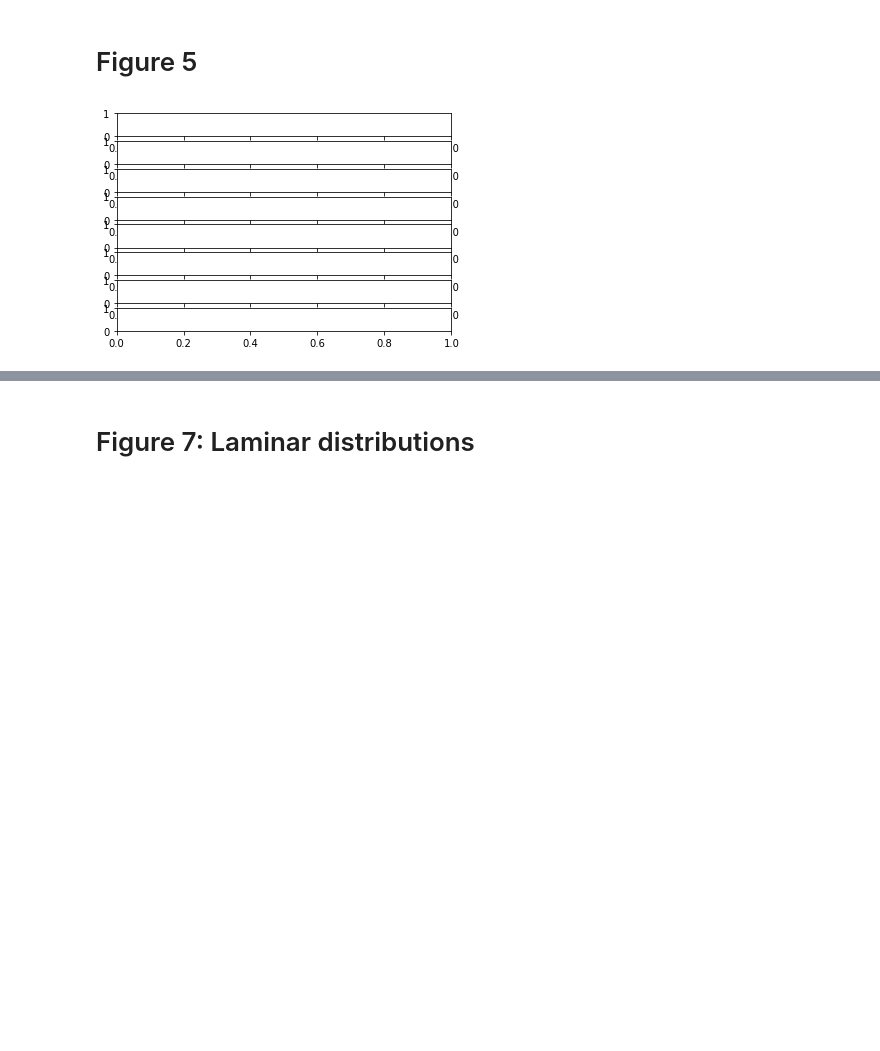
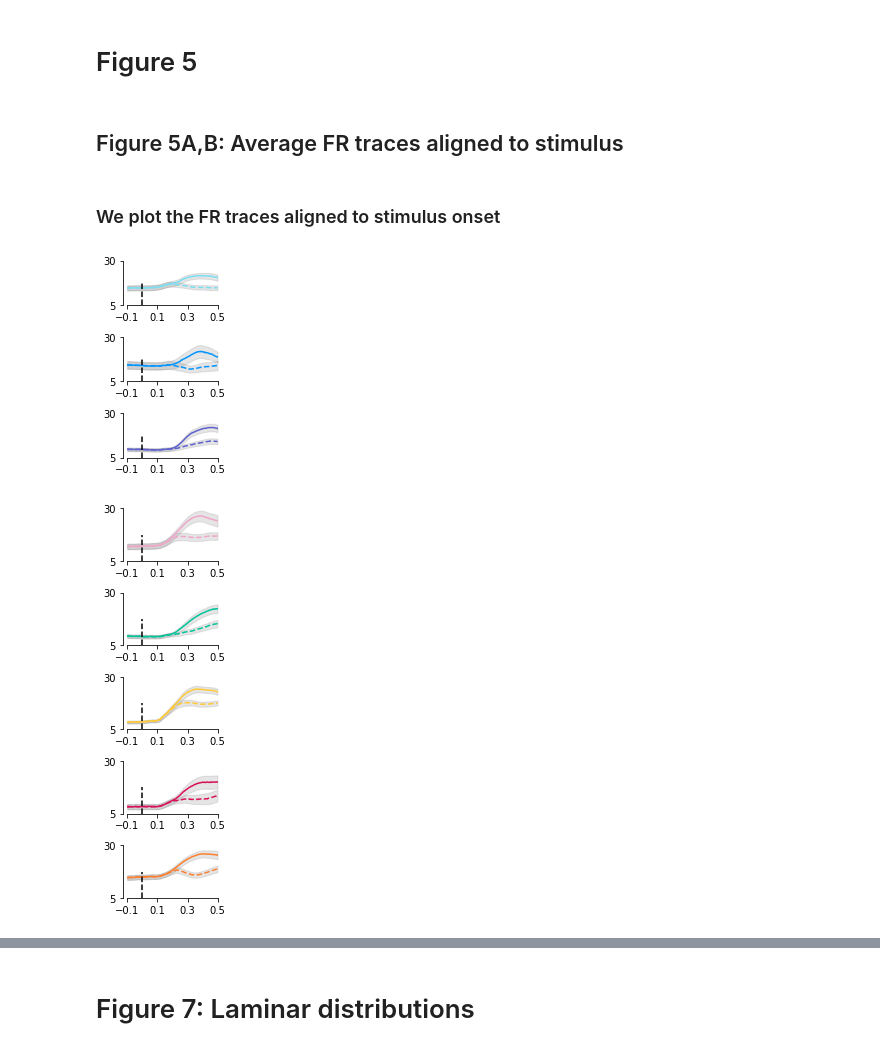
Before and after one commit to EricKenjiLee/WaveMAP_Paper, a Jupyter notebook: WaveMAP_Figures_Data.ipynb, the cells around one changed output, grey strips where cells are left out. Saved outputs shown, nothing was run; the diff lists cells and outputs as text; code cells hidden in the pictures; blank space fills up the shorter version.

```diff
--- a/WaveMAP_Figures_Data.ipynb
+++ b/WaveMAP_Figures_Data.ipynb
@@ -467,6 +599,8 @@ ax2.spines['left'].set_color('#5c95ff')
 # %% [markdown]
 ### First we create a 70/30 test-train split of the data
 # %%
+testSize = 0.3;
+
 UMAP_X = np.stack(umap_df['waveform'].to_numpy().tolist(), axis=0)
 UMAP_y = umap_df['color'].to_numpy()
 
@@ -475,10 +609,12 @@ unclassified_ixs = [ix for ix,clust in enumerate(UMAP_y) if clust == -1]
 UMAP_X = np.delete(UMAP_X,unclassified_ixs,axis=0)
 UMAP_y = np.delete(UMAP_y,unclassified_ixs,axis=0)
 
-UMAP_X_train, UMAP_X_test, UMAP_y_train, UMAP_y_test = train_test_split(UMAP_X, UMAP_y, test_size=.3, random_state=RAND_STATE)
+UMAP_X_train, UMAP_X_test, UMAP_y_train, UMAP_y_test = train_test_split(UMAP_X, UMAP_y, test_size=testSize, random_state=RAND_STATE)
 # %% [markdown]
 ### Next we use XGBoost to train a hyperparameter optimized random forest classifier on the WaveMAP clusters
 # %%
+numCV = 5
+
 UMAP_model = xgb.XGBClassifier()
 UMAP_param_dist = {"max_depth": [4],
               "min_child_weight" : [2.5],
@@ -486,7 +622,7 @@ UMAP_param_dist = {"max_depth": [4],
               "learning_rate": [0.3],
               "seed": [RAND_STATE]}
 UMAP_grid_search = GridSearchCV(UMAP_model, param_grid=UMAP_param_dist,
-                           cv = 5,
+                           cv = numCV,
                            verbose=10, n_jobs=-1)
 UMAP_grid_search.fit(UMAP_X_train, UMAP_y_train)
 
@@ -998,6 +1147,66 @@ NameError: ignored
 # %% [markdown]
 # Figure 5
-# %%
-f, arr = plt.subplots(8)
-# %% [output]
-[figure, removed]
+# %% [markdown]
+## Figure 5A,B: Average FR traces aligned to stimulus
+# %% [markdown]
+### We plot the FR traces aligned to stimulus onset
+# %%
+BS_ORDERING = [5,6,0]
+NS_ORDERING = [7,1,2,3,4]
+
+f, arr = plt.subplots(3,figsize=[2,3.33])
+
+time = np.arange(-0.1,0.5,0.001)
+
+for i,ix in enumerate(BS_ORDERING):
+  PREF = UMAP_traces_df.iloc[ix]['PREF']
+  NONPREF = UMAP_traces_df.iloc[ix]['NONPREF']
+  PREF_UPPER = UMAP_traces_df.iloc[ix]['PREF_UPPER_BOUND']
+  PREF_LOWER = UMAP_traces_df.iloc[ix]['PREF_LOWER_BOUND']
+  NONPREF_UPPER = UMAP_traces_df.iloc[ix]['NONPREF_UPPER_BOUND']
+  NONPREF_LOWER = UMAP_traces_df.iloc[ix]['NONPREF_LOWER_BOUND']
+  arr[i].plot(time,PREF,color=CUSTOM_PAL_SORT_3[ix])
+  arr[i].plot(time,NONPREF,'--',color=CUSTOM_PAL_SORT_3[ix])
+  arr[i].fill_between(time,PREF_UPPER,PREF_LOWER,
+            color='gray',alpha=0.2)
+  arr[i].fill_between(time,NONPREF_UPPER,NONPREF_LOWER,
+            color='gray',alpha=0.2)
+  arr[i].set_ylim(5,30)
+  arr[i].set_xticks([-0.1,0.1,0.3,0.5])
+  arr[i].set_xlim(-0.1,0.5)
+  arr[i].set_yticks([5,30])
+  arr[i].spines['left'].set_position(('axes', -0.05))
+  arr[i].spines['top'].set_visible(False)
+  arr[i].spines['right'].set_visible(False)
+  arr[i].axvline(0,ymin=0.,ymax=0.5,linestyle='dashed',color='k')
+  f.tight_layout()
+
+f, arr = plt.subplots(5,figsize=[2,6])
+
+time = np.arange(-0.1,0.5,0.001)
+
+for i,ix in enumerate(NS_ORDERING):
+  PREF = UMAP_traces_df.iloc[ix]['PREF']
+  NONPREF = UMAP_traces_df.iloc[ix]['NONPREF']
+  PREF_UPPER = UMAP_traces_df.iloc[ix]['PREF_UPPER_BOUND']
+  PREF_LOWER = UMAP_traces_df.iloc[ix]['PREF_LOWER_BOUND']
+  NONPREF_UPPER = UMAP_traces_df.iloc[ix]['NONPREF_UPPER_BOUND']
+  NONPREF_LOWER = UMAP_traces_df.iloc[ix]['NONPREF_LOWER_BOUND']
+  arr[i].plot(time,PREF,color=CUSTOM_PAL_SORT_3[ix])
+  arr[i].plot(time,NONPREF,'--',color=CUSTOM_PAL_SORT_3[ix])
+  arr[i].fill_between(time,PREF_UPPER,PREF_LOWER,
+            color='gray',alpha=0.2)
+  arr[i].fill_between(time,NONPREF_UPPER,NONPREF_LOWER,
+            color='gray',alpha=0.2)
+  arr[i].set_ylim(5,30)
+  arr[i].set_xticks([-0.1,0.1,0.3,0.5])
+  arr[i].set_xlim(-0.1,0.5)
+  arr[i].set_yticks([5,30])
+  arr[i].spines['left'].set_position(('axes', -0.05))
+  arr[i].spines['top'].set_visible(False)
+  arr[i].spines['right'].set_visible(False)
+  arr[i].axvline(0,ymin=0.,ymax=0.5,linestyle='dashed',color='k')
+  f.tight_layout()
+# %% [output]
+[figure, added]
+[figure, added]
```
Also changed, not shown: parts of 77 cells of this notebook.
